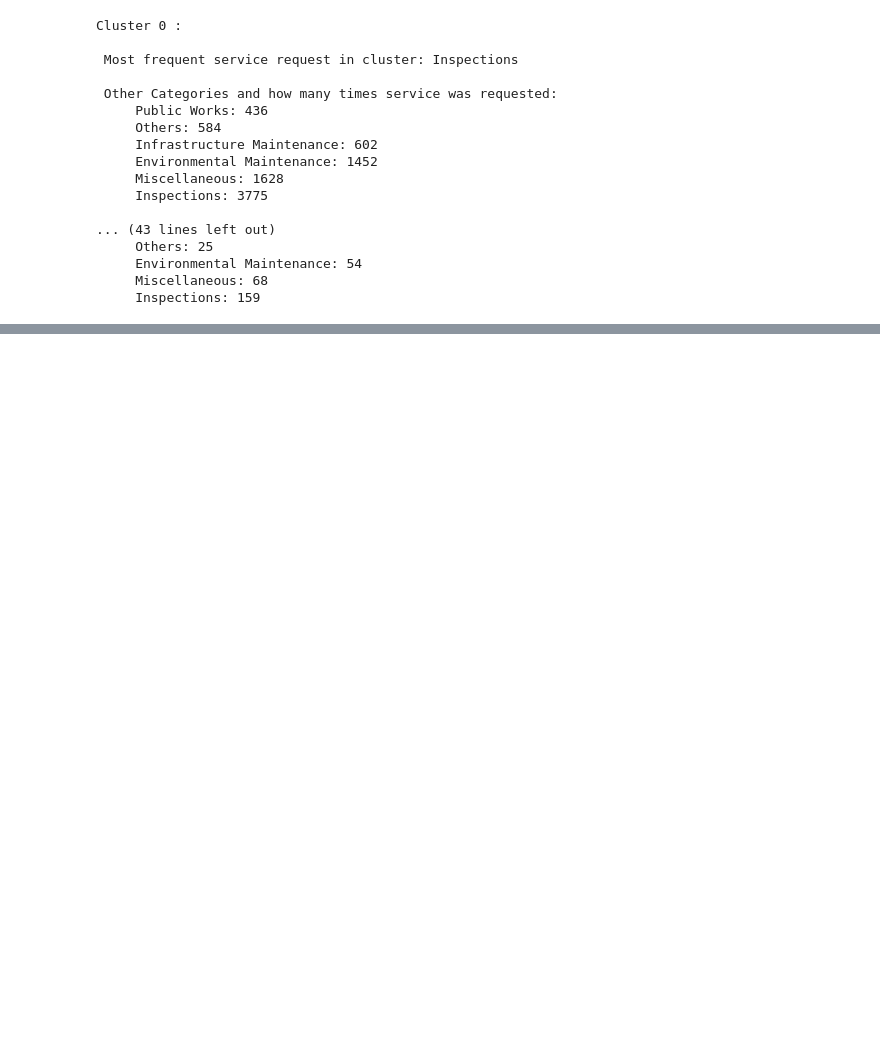
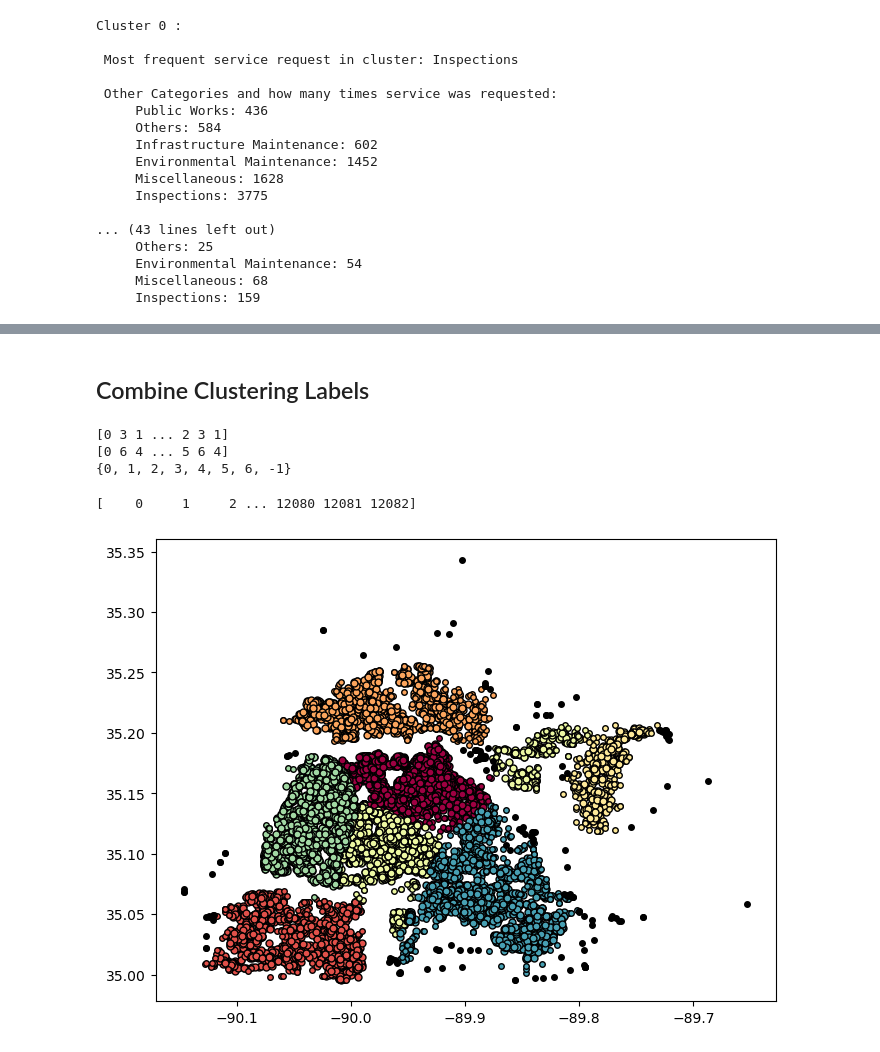
Before and after one commit to EddiePueb1/Open_311_Data_Analysis, a Jupyter notebook: data_analysis_311.ipynb, the cells around one changed output, grey strips where cells are left out. Cells and saved outputs as stored; diff of their text form; code cells hidden in the pictures; blank space fills up the shorter version.

```diff
--- a/data_analysis_311.ipynb
+++ b/data_analysis_311.ipynb
@@ -963,0 +1007,70 @@ Cluster 0 :
+# %% [markdown]
+## Combine Clustering Labels
+# %%
+print(k_medoids_labels)
+
+mapping = {0:0, 1:4 , 2:5, 3:6}
+
+mapped_k_medoids = np.array([mapping[label] for label in k_medoids_labels])
+print(mapped_k_medoids)
+
+
+cluster_0_indx = 0
+for i in cluster_0:
+  labels[i] = mapped_k_medoids[cluster_0_indx]
+  cluster_0_indx += 1
+
+print(set(labels))
+# %% [output]
+[0 3 1 ... 2 3 1]
+[0 6 4 ... 5 6 4]
+{0, 1, 2, 3, 4, 5, 6, -1}
+# %%
+plt.figure(figsize=(8,6))
+
+
+cluster_labels = set(labels)
+core_samples_mask = np.zeros_like(labels, dtype=bool)
+core_samples_mask[Density_Scan.core_sample_indices_] = True
+
+print(Density_Scan.core_sample_indices_)
+
+colors = [plt.cm.Spectral(each) for each in np.linspace(0, 1, len(cluster_labels))]
+for k, col in zip(cluster_labels, colors):
+    if k == -1:
+        # Black used for noise.
+        col = [0, 0, 0, 1]
+
+    class_member_mask = labels == k
+
+    # Displays points that are core samples
+    xy = coordinates[class_member_mask & core_samples_mask]
+    plt.plot(
+        xy[:, 0],
+        xy[:, 1],
+        "o",
+        markerfacecolor=tuple(col),
+        markeredgecolor="k",
+        markersize=5,
+    )
+
+    # Displays points that are not core samples
+    xy = coordinates[class_member_mask & ~core_samples_mask]
+    plt.plot(
+        xy[:, 0],
+        xy[:, 1],
+        "o",
+        markerfacecolor=tuple(col),
+        markeredgecolor="k",
+        markersize=4,
+    )
+
+
+# for i in range(k_medoids.n_clusters):
+#     cluster_points = X[k_medoids.labels_ == i]
+#     medoid = X[k_medoids.medoid_indices_[i]]
+#     plt.scatter(cluster_points[:, 0], cluster_points[:, 1], label=f'Cluster {i}')
+#     plt.scatter(medoid[0], medoid[1], marker='*', color='black', s=200, label=f'Medoid {i}')
+# %% [output]
+[    0     1     2 ... 12080 12081 12082]
+[figure, added]
```
Also changed, not shown: parts of 6 cells of this notebook.
